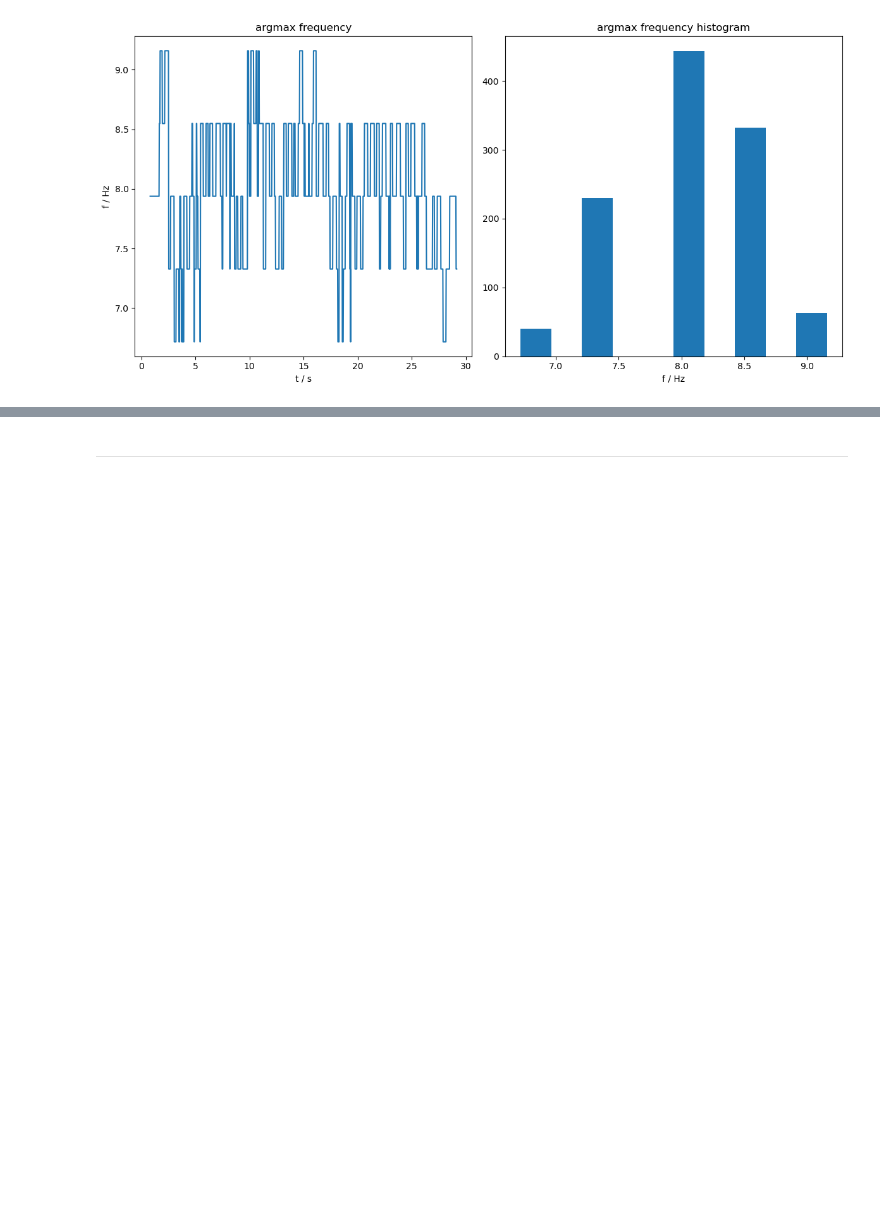
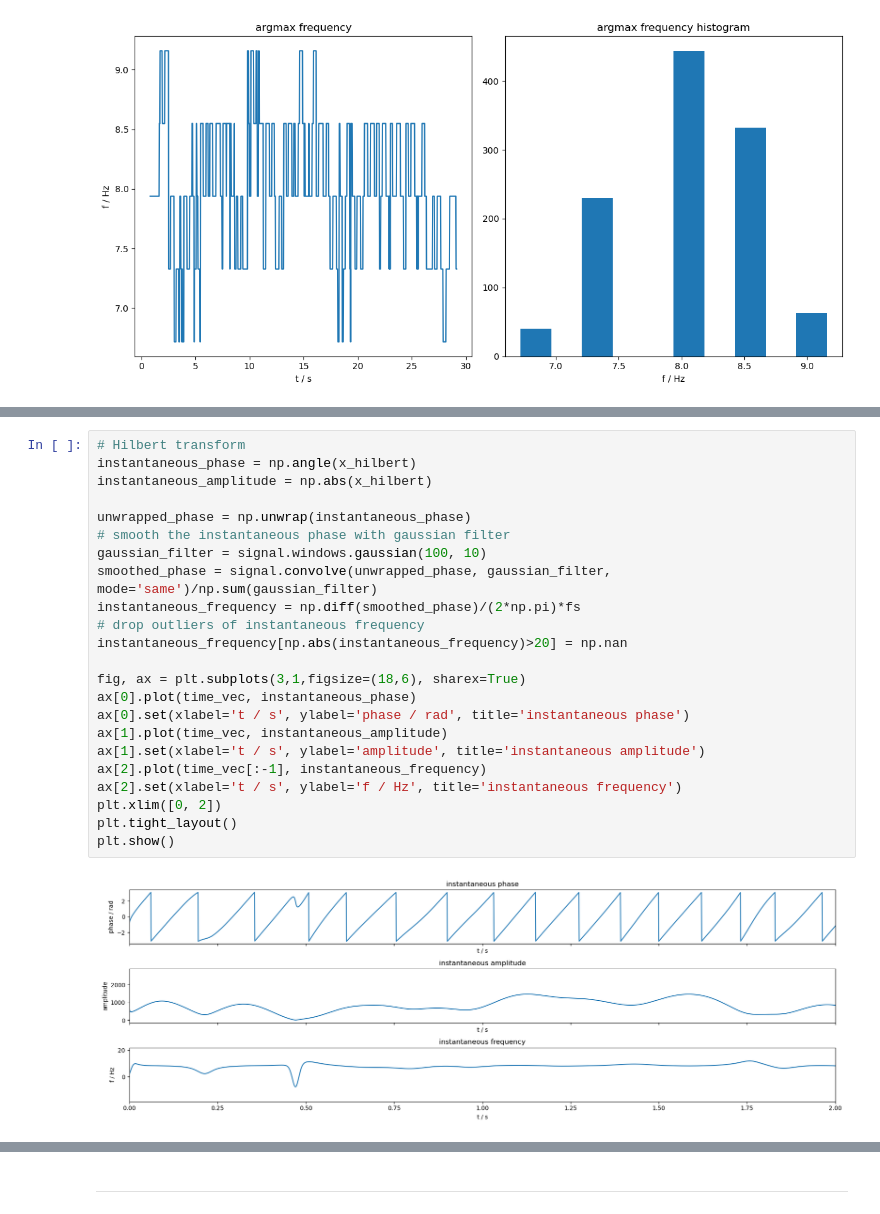
Before and after one commit to arashshahidi1997/NeuroPySeminar, a Jupyter notebook: W02_Multitaper/code/multitaper_tutorial.ipynb, the cells around one changed output, grey strips where cells are left out. Saved outputs shown, nothing was run; the diff lists cells and outputs as text; blank space fills up the shorter version.

```diff
--- a/W02_Multitaper/code/multitaper_tutorial.ipynb
+++ b/W02_Multitaper/code/multitaper_tutorial.ipynb
@@ -537,0 +564,25 @@ plt.show()
+# %%
+# Hilbert transform
+instantaneous_phase = np.angle(x_hilbert)
+instantaneous_amplitude = np.abs(x_hilbert)
+
+unwrapped_phase = np.unwrap(instantaneous_phase)
+# smooth the instantaneous phase with gaussian filter
+gaussian_filter = signal.windows.gaussian(100, 10)
+smoothed_phase = signal.convolve(unwrapped_phase, gaussian_filter, mode='same')/np.sum(gaussian_filter)
+instantaneous_frequency = np.diff(smoothed_phase)/(2*np.pi)*fs
+# drop outliers of instantaneous frequency
+instantaneous_frequency[np.abs(instantaneous_frequency)>20] = np.nan
+
+fig, ax = plt.subplots(3,1,figsize=(18,6), sharex=True)
+ax[0].plot(time_vec, instantaneous_phase)
+ax[0].set(xlabel='t / s', ylabel='phase / rad', title='instantaneous phase')
+ax[1].plot(time_vec, instantaneous_amplitude)
+ax[1].set(xlabel='t / s', ylabel='amplitude', title='instantaneous amplitude')
+ax[2].plot(time_vec[:-1], instantaneous_frequency)
+ax[2].set(xlabel='t / s', ylabel='f / Hz', title='instantaneous frequency')
+plt.xlim([0, 2])
+plt.tight_layout()
+plt.show()
+# %% [output]
+[figure, added]
```
Also changed, not shown: parts of 12 cells of this notebook, 9 other files.
